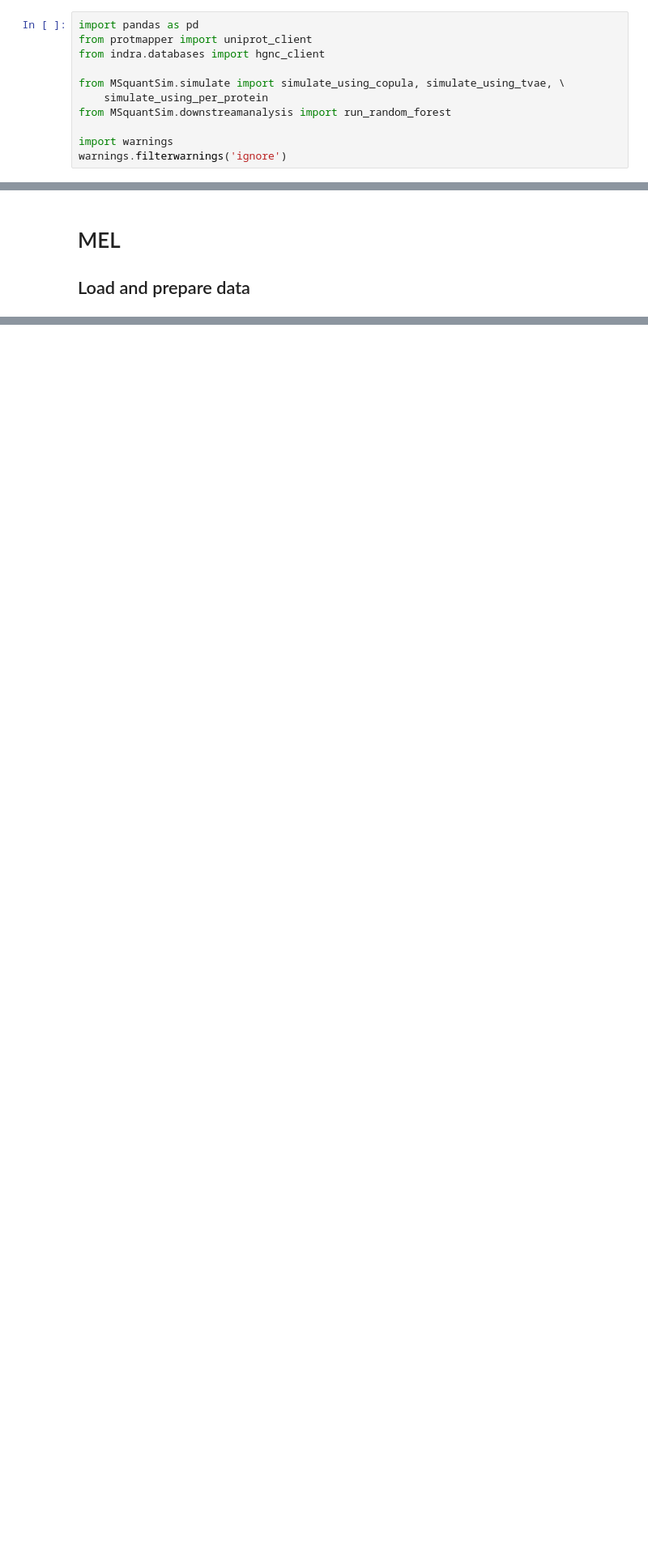
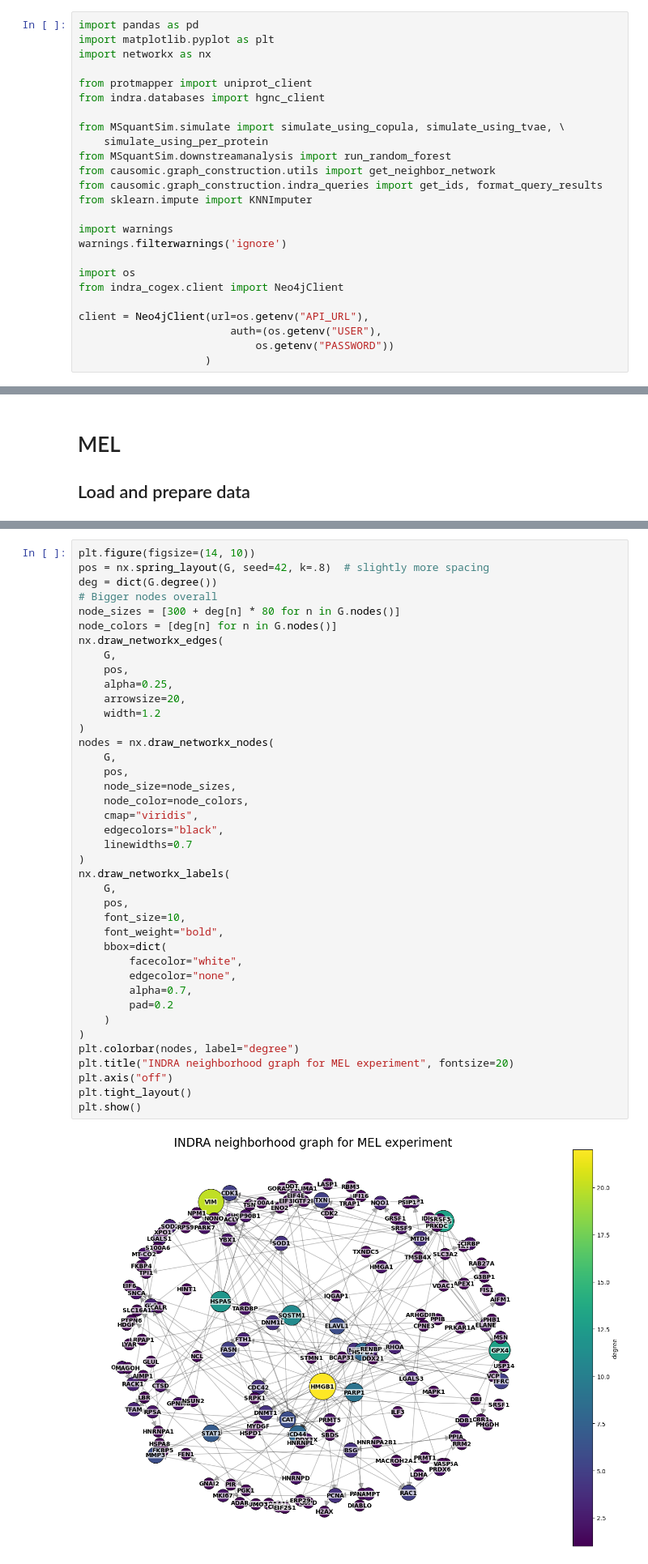
Before and after one commit to devonjkohler/MSquantSim, a Jupyter notebook: notebooks/simulation_comparison.ipynb, the cells around one changed output, grey strips where cells are left out. Shown at 81% size. Cells and saved outputs as stored; diff of their text form; blank space fills up the shorter version.

```diff
--- a/notebooks/simulation_comparison.ipynb
+++ b/notebooks/simulation_comparison.ipynb
@@ -10,12 +10,26 @@ simulations.
 ## Setup
 # %%
 import pandas as pd
+import matplotlib.pyplot as plt
+import networkx as nx
+
 from protmapper import uniprot_client
 from indra.databases import hgnc_client
 
 from MSquantSim.simulate import simulate_using_copula, simulate_using_tvae, \
     simulate_using_per_protein
 from MSquantSim.downstreamanalysis import run_random_forest
+from causomic.graph_construction.utils import get_neighbor_network
+from causomic.graph_construction.indra_queries import get_ids, format_query_results
+from sklearn.impute import KNNImputer
 
 import warnings
 warnings.filterwarnings('ignore')
+
+import os
+from indra_cogex.client import Neo4jClient
+
+client = Neo4jClient(url=os.getenv("API_URL"),
+                        auth=(os.getenv("USER"),
+                            os.getenv("PASSWORD"))
+                    )
@@ -150,0 +256,42 @@ mel_input.columns = [get_hgnc_from_uniprot_mnemonic(i) if i != "BioReplicate" \
+# %%
+plt.figure(figsize=(14, 10))
+pos = nx.spring_layout(G, seed=42, k=.8)  # slightly more spacing
+deg = dict(G.degree())
+# Bigger nodes overall
+node_sizes = [300 + deg[n] * 80 for n in G.nodes()]
+node_colors = [deg[n] for n in G.nodes()]
+nx.draw_networkx_edges(
+    G,
+    pos,
+    alpha=0.25,
+    arrowsize=20,
+    width=1.2
+)
+nodes = nx.draw_networkx_nodes(
+    G,
+    pos,
+    node_size=node_sizes,
+    node_color=node_colors,
+    cmap="viridis",
+    edgecolors="black",
+    linewidths=0.7
+)
+nx.draw_networkx_labels(
+    G,
+    pos,
+    font_size=10,
+    font_weight="bold",
+    bbox=dict(
+        facecolor="white",
+        edgecolor="none",
+        alpha=0.7,
+        pad=0.2
+    )
+)
+plt.colorbar(nodes, label="degree")
+plt.title("INDRA neighborhood graph for MEL experiment", fontsize=20)
+plt.axis("off")
+plt.tight_layout()
+plt.show()
+# %% [output]
+[figure, added]
```
Also changed, not shown: parts of 36 cells of this notebook, 13 other files.
